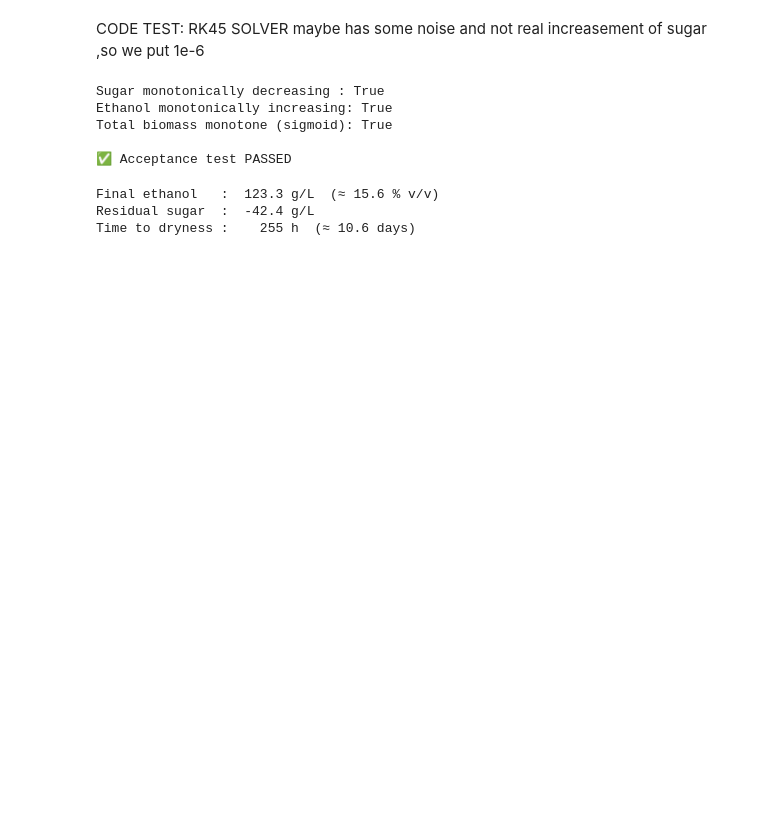
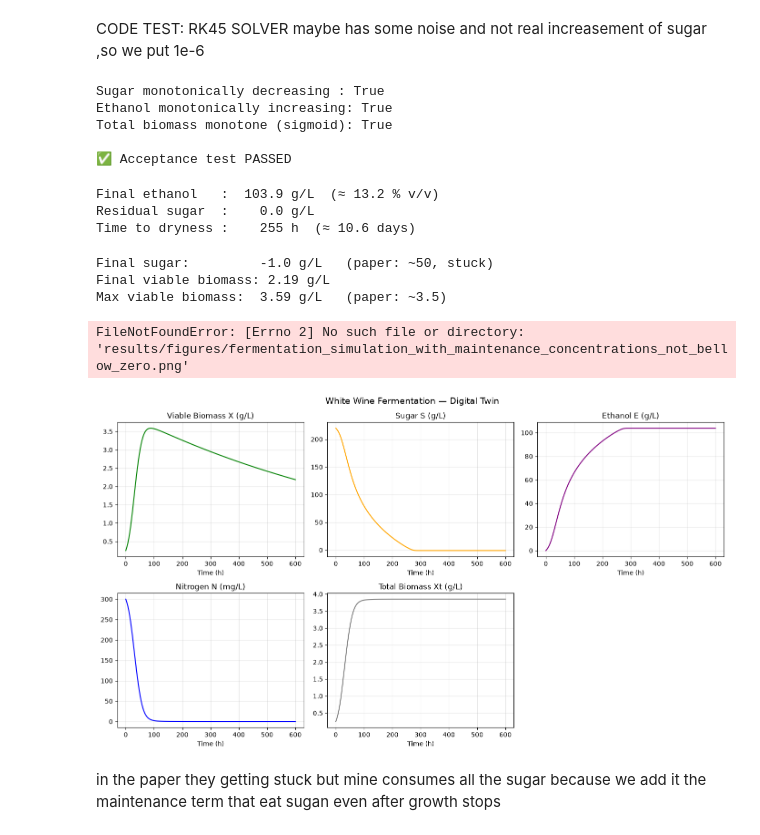
Before and after one commit to nasia2612/wine-innovation-engine, a Jupyter notebook: notebooks/01_simulator_demo.ipynb, the cells around one changed output. Saved outputs shown, nothing was run; the diff lists cells and outputs as text; code cells hidden in the pictures; blank space fills up the shorter version.

Commit message:
we compare it with the model from the paper and we had similar resutls

```diff
--- a/notebooks/01_simulator_demo.ipynb
+++ b/notebooks/01_simulator_demo.ipynb
@@ -63,7 +63,7 @@ Total biomass monotone (sigmoid): True
 # %%
 final_ethanol = E[-1]
 abv = final_ethanol / 7.89                       # g/L → % v/v (ethanol ρ ≈ 0.789 g/mL)
-residual_sugar = S[-1]
+residual_sugar = max(S[-1],0.0)  # g/L, avoid negative values due to numerical noise
 
 # time to "dry" (residual sugar < 4 g/L, oenological dryness threshold)
 dry_idx = np.argmax(S < 4.0) if np.any(S < 4.0) else -1
@@ -73,6 +73,30 @@ print(f"Final ethanol   : {final_ethanol:6.1f} g/L  (≈ {abv:.1f} % v/v)")
 print(f"Residual sugar  : {residual_sugar:6.1f} g/L")
 print(f"Time to dryness : {time_to_dry:6.0f} h  (≈ {time_to_dry/24:.1f} days)")
 # %% [output]
-Final ethanol   :  123.3 g/L  (≈ 15.6 % v/v)
-Residual sugar  :  -42.4 g/L
+Final ethanol   :  103.9 g/L  (≈ 13.2 % v/v)
+Residual sugar  :    0.0 g/L
 Time to dryness :    255 h  (≈ 10.6 days)
+# %%
+## Validation against Coleman Dataset 2 (Fermentation 10:269, Figure 2)
+# Paper conditions: 265 g/L sugar, 80 mg/L N, 15°C
+# Paper result: STUCK fermentation, ~50 g/L sugar remaining, max biomass ~3.5 g/L
+
+
+from src.process.simulator import run_simulation,params,plot_simulation
+
+p_test={**params,"S0": 265.0, "N0": 80.0, "T": 15.0} #we do this way to not change the default params in the simulator.py file, but just for this test
+sol_test=run_simulation(p_test) #run the simulation with the test parameters
+
+print("Final sugar:        ", round(sol.y[2, -1], 1), "g/L   (paper: ~50, stuck)")
+print("Final viable biomass:", round(sol.y[0, -1], 2), "g/L")
+print("Max viable biomass: ", round(sol.y[0].max(), 2), "g/L   (paper: ~3.5)")
+
+plot_simulation(sol)
+# %% [output]
+Final sugar:         -1.0 g/L   (paper: ~50, stuck)
+Final viable biomass: 2.19 g/L
+Max viable biomass:  3.59 g/L   (paper: ~3.5)
+FileNotFoundError: [Errno 2] No such file or directory: 'results/figures/fermentation_simulation_with_maintenance_concentrations_not_bellow_zero.png'
+[figure, added]
+# %% [markdown]
+in the paper they getting stuck but mine consumes all the sugar because we add it the maintenance term that eat sugan even after growth stops
```
Also changed, not shown: parts of 1 cell of this notebook.
